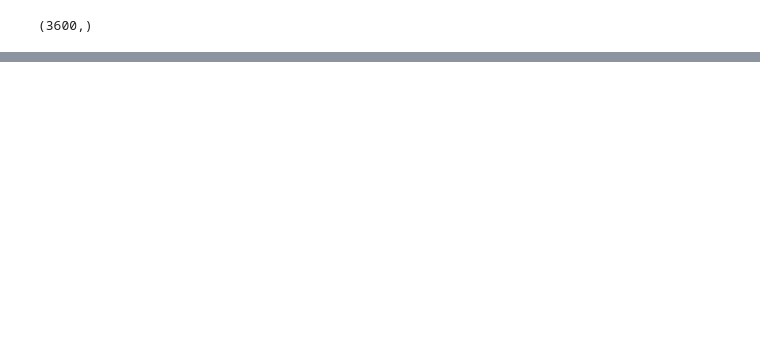
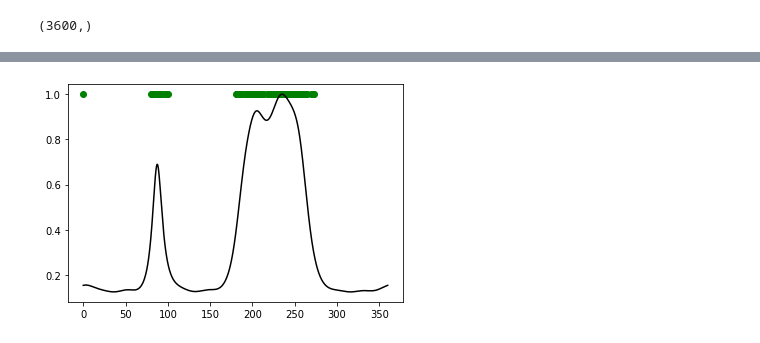
Before and after one commit to HaoxinSEU/SSP_beamforming, a Jupyter notebook: doa.ipynb, the cells around one changed output, grey strips where cells are left out. Saved outputs shown, nothing was run; the diff lists cells and outputs as text; code cells hidden in the pictures; blank space fills up the shorter version.

```diff
--- a/doa.ipynb
+++ b/doa.ipynb
@@ -140,0 +206,5 @@ angle
+# %%
+plt.plot(src[:,2]/np.pi*180,np.ones(len(src)),'go',thetas,P,'-k')
+plt.show()
+# %% [output]
+[figure, added]
```
Also changed, not shown: parts of 25 cells of this notebook.
